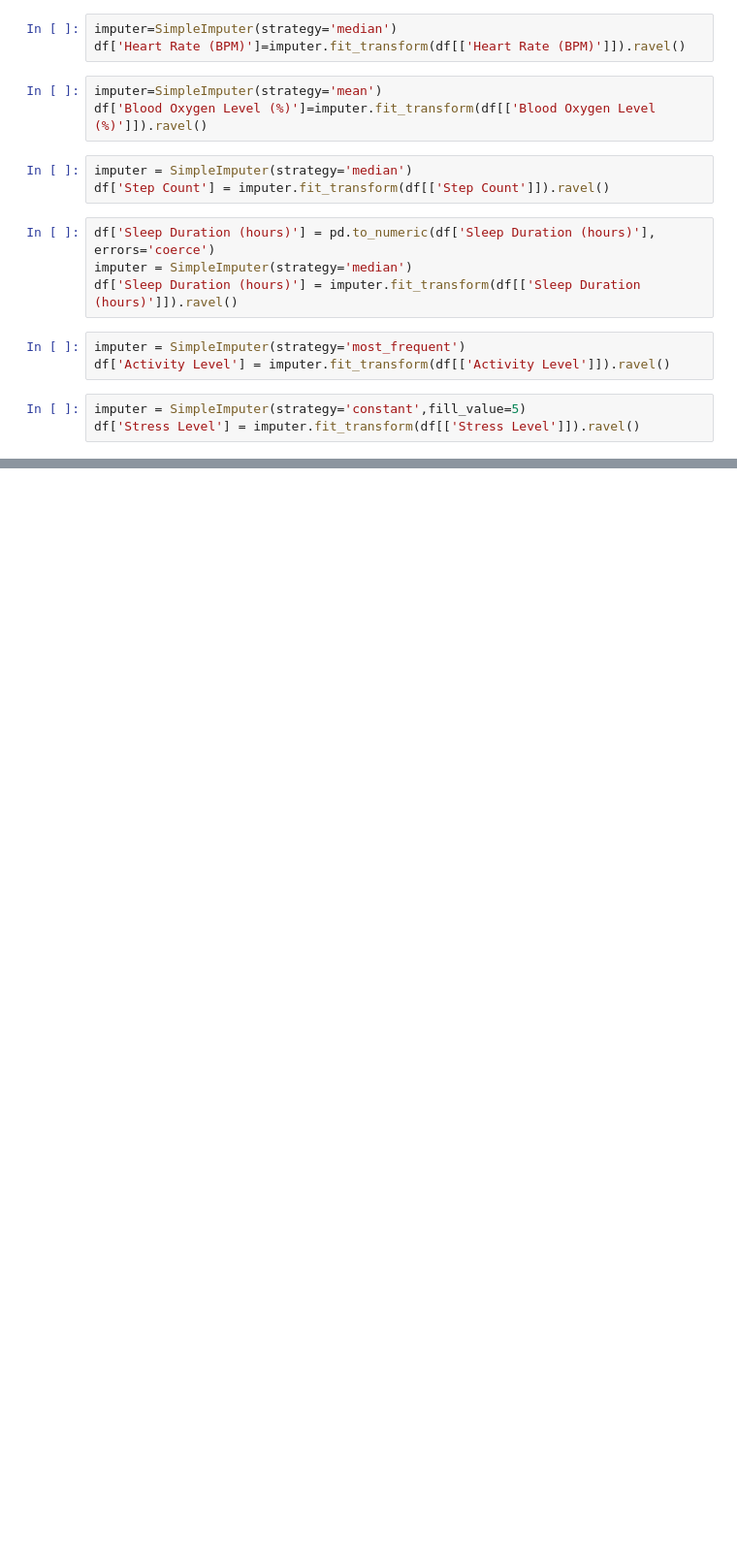
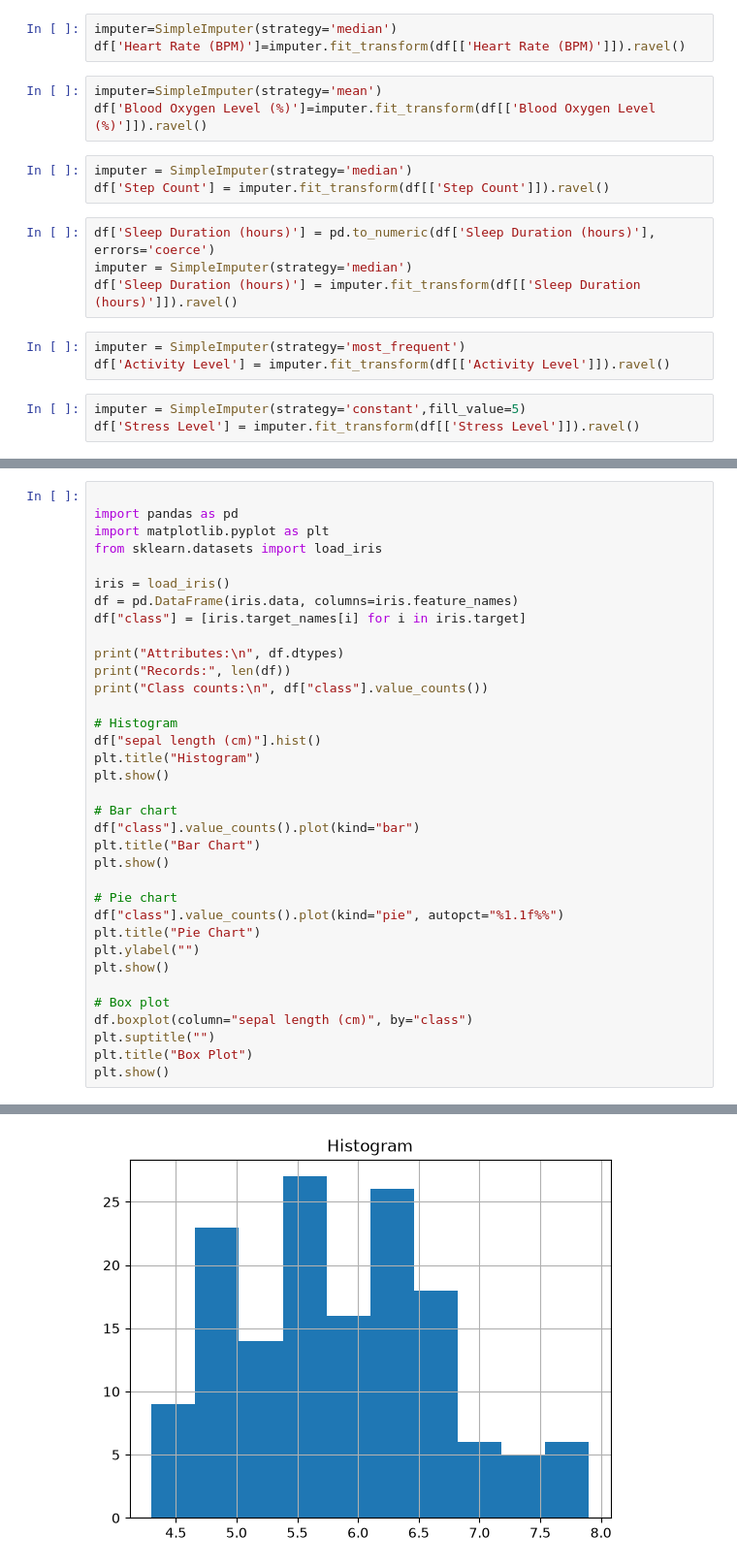
Before and after one commit to atchireddy-ml/GenerativeAI, a Jupyter notebook: Machine Learning/Data Assement & Data Cleaning/Getting_Started.ipynb, the cells around one changed output, grey strips where cells are left out. Shown at 97% size. Saved outputs shown, nothing was run; the diff lists cells and outputs as text; blank space fills up the shorter version.

```diff
--- a/Machine Learning/Data Assement & Data Cleaning/Getting_Started.ipynb
+++ b/Machine Learning/Data Assement & Data Cleaning/Getting_Started.ipynb
@@ -357,0 +382,36 @@ memory usage: 468.9 KB
+# %%
+
+import pandas as pd
+import matplotlib.pyplot as plt
+from sklearn.datasets import load_iris
+
+iris = load_iris()
+df = pd.DataFrame(iris.data, columns=iris.feature_names)
+df["class"] = [iris.target_names[i] for i in iris.target]
+
+print("Attributes:\n", df.dtypes)
+print("Records:", len(df))
+print("Class counts:\n", df["class"].value_counts())
+
+# Histogram
+df["sepal length (cm)"].hist()
+plt.title("Histogram")
+plt.show()
+
+# Bar chart
+df["class"].value_counts().plot(kind="bar")
+plt.title("Bar Chart")
+plt.show()
+
+# Pie chart
+df["class"].value_counts().plot(kind="pie", autopct="%1.1f%%")
+plt.title("Pie Chart")
+plt.ylabel("")
+plt.show()
+
+# Box plot
+df.boxplot(column="sepal length (cm)", by="class")
+plt.suptitle("")
+plt.title("Box Plot")
+plt.show()
+# %% [output]
@@ -357,0 +432 @@ memory usage: 468.9 KB
+[figure, added]
```
Also changed, not shown: parts of 6 cells of this notebook.
